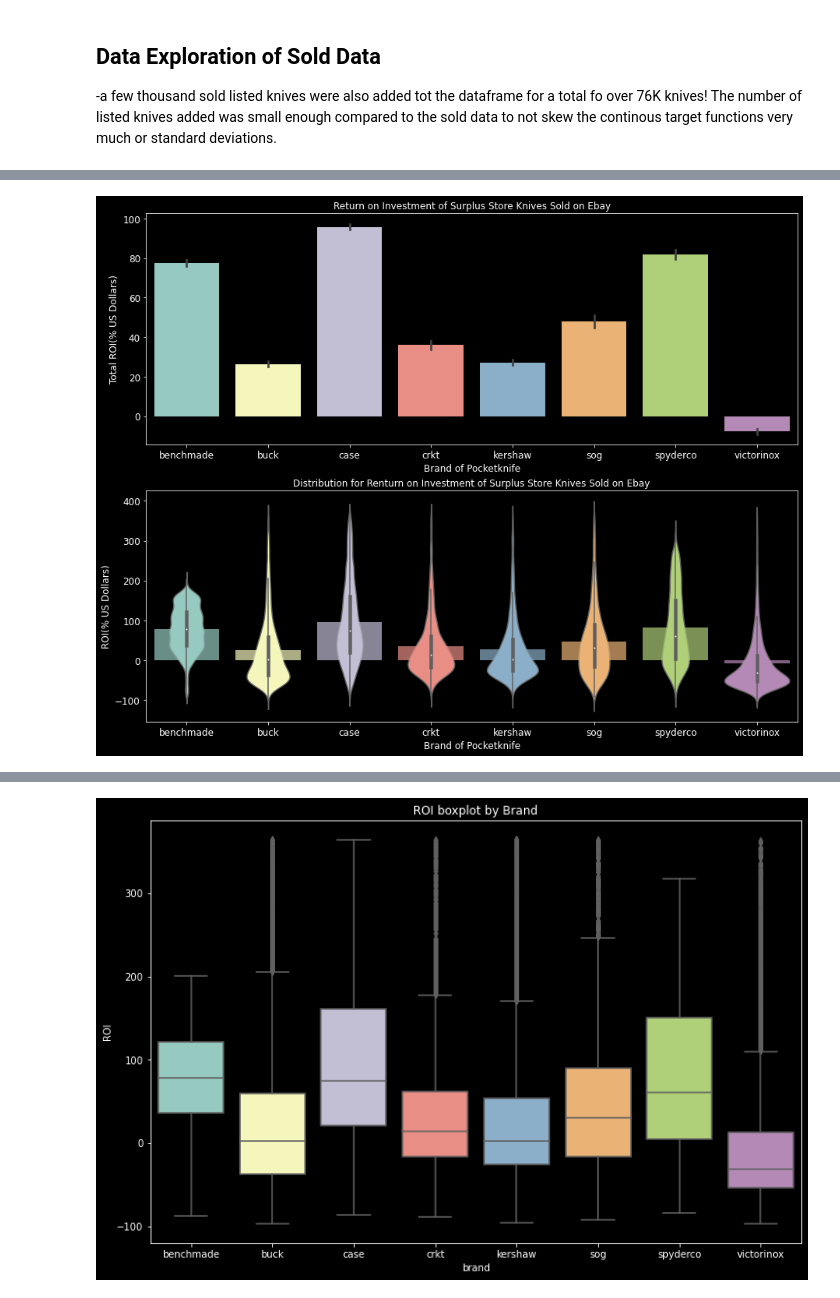
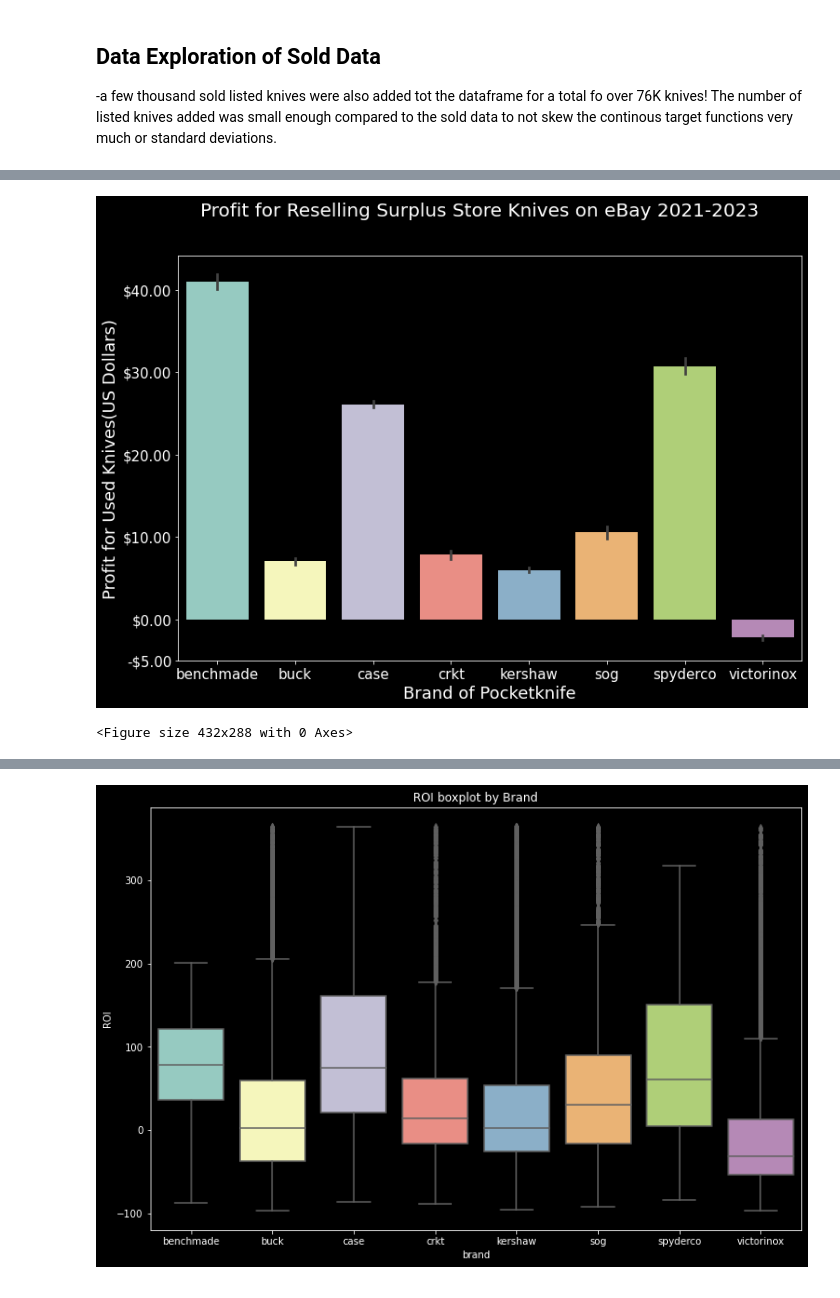
Before and after one commit to ddey117/Neural_Network_Predicting_Reseller_Success_Ebay, a Jupyter notebook: Notebooks/Obtain_Explore_Notebook.ipynb, the cells around one changed output, grey strips where cells are left out. Saved outputs shown, nothing was run; the diff lists cells and outputs as text; code cells hidden in the pictures.

```diff
--- a/Notebooks/Obtain_Explore_Notebook.ipynb
+++ b/Notebooks/Obtain_Explore_Notebook.ipynb
@@ -895,21 +846,31 @@ plt.savefig('images/price_profit_graphs.png');
-# %%
-#converted price == listed price(US dollars) + total shipping cost (US dollars)
-
-fig, axes  = plt.subplots(figsize=(15,12),nrows=2)
-sns.barplot(x= 'brand', y='ROI', ax=axes[0],data=df)
-sns.barplot(x= 'brand', y='ROI',alpha=0.7, ax=axes[1],data=df)
-sns.violinplot(x= 'brand', y='ROI',data=df)
-axes[0].title.set_text("Return on Investment of Surplus Store Knives Sold on Ebay")
-axes[0].set_xlabel('Brand of Pocketknife', fontsize=12)
-axes[0].set_ylabel('Total ROI(% US Dollars)', fontsize=12)
-axes[0].tick_params(axis='both', labelsize=12)
-
-axes[1].title.set_text("Distribution for Renturn on Investment of Surplus Store Knives Sold on Ebay")
-axes[1].set_xlabel('Brand of Pocketknife', fontsize=12)
-axes[1].set_ylabel('ROI(% US Dollars)', fontsize=12)
-axes[1].tick_params(axis='both', labelsize=12)
-
-
-plt.savefig('images/ROI_graphs.png');
-# %% [output]
-[figure, removed]
+# %%
+#converted price == listed price(US dollars) + total shipping cost (US dollars)
+
+fig, axes  = plt.subplots(figsize=(12,8))
+sns.barplot(x= 'brand', y='profit',ax=axes, data=df)
+
+
+fig.suptitle('Profit for Reselling Surplus Store Knives on eBay 2021-2023',
+             fontsize=20)
+
+plt.xlabel('Brand of Pocketknife',
+           fontsize=18)
+
+plt.ylabel('Profit for Used Knives(US Dollars)',
+           fontsize=18)
+
+plt.xticks(fontsize=15)
+plt.yticks([-5,0,
+            10,20,
+            30,40],
+           ['-$5.00','$0.00',
+            '$10.00','$20.00',
+            '$30.00','$40.00'],
+           fontsize=15)
+plt.show();
+
+
+plt.savefig('images/descriptive_analysis/profit_graph.png');
+# %% [output]
+[figure, added]
+<Figure size 432x288 with 0 Axes>
```
Also changed, not shown: parts of 61 cells of this notebook, 10 other files.
